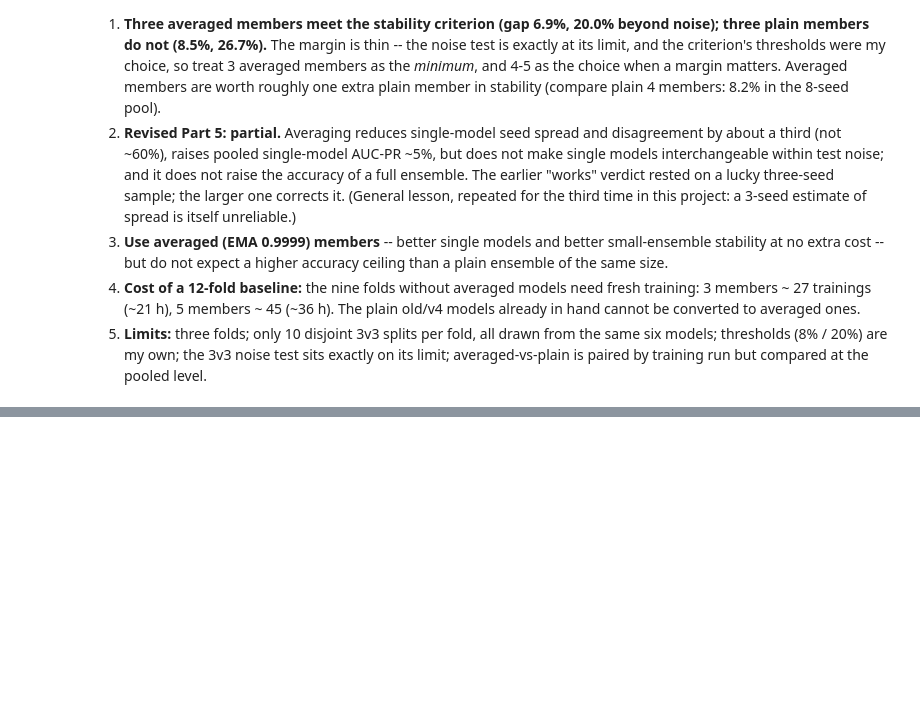
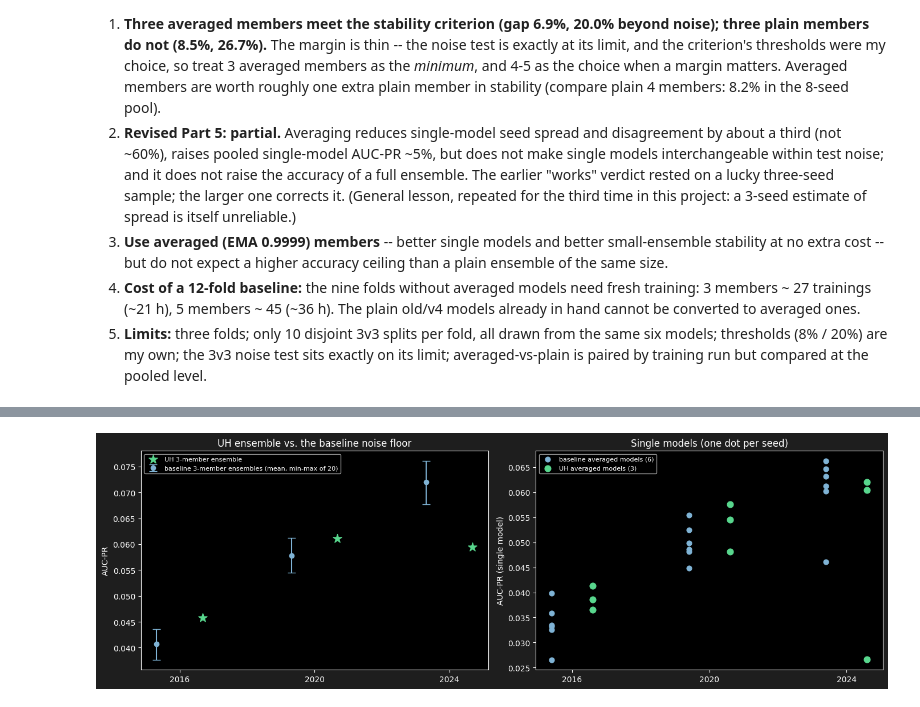
Before and after one commit to evanshabsove/short_term_tornado_predictor, a Jupyter notebook: notebooks/sample_mix_diagnostics.ipynb, the cells around one changed output, grey strips where cells are left out. Saved outputs shown, nothing was run; the diff lists cells and outputs as text; code cells hidden in the pictures; blank space fills up the shorter version.

```diff
--- a/notebooks/sample_mix_diagnostics.ipynb
+++ b/notebooks/sample_mix_diagnostics.ipynb
@@ -1302,3 +1302,7 @@ plus the matched baseline triple (seeds 10-12) with a paired day-bootstrap inter
 2. If any effect, it is **slightly negative** (E in [-10%, 0]).
 3. The UH ensemble's **Cohen's d is higher** than the baseline ensemble's in >= 2 of 3 folds, reproducing the old pattern in which mean separation rises while AUC-PR does not.
 4. Secondary metrics (best-F1, map-level AUC-ROC, 1-cell-dilated AUC-PR) differ from the baseline by < 10% (descriptive only).
+# %%
+UHE = json.loads((REPO_ROOT / "models" / "uh_study" / "uh_eval.json").read_text())
+UHX = json.loads((REPO_ROOT / "models" / "uh_study" / "uh_pairs_exploratory.json").read_text())
+print("UH study folds:", [(r["year"], r["uh_seeds"]) for r in UHE])
@@ -1304,0 +1313,15 @@ plus the matched baseline triple (seeds 10-12) with a paired day-bootstrap inter
+# %%
+rows = []
+for r in UHE:
+    e = r["ensemble"]
+    rows.append({"year": r["year"], "UH_ens_AP": e["uh_ens_ap"], "UH_95%_day-boot": f"{e['uh_ens_ci95'][0]:.4f}-{e['uh_ens_ci95'][1]:.4f}",
+                 "baseline_triples_mean": e["base_triples_mean"], "baseline_p10-p90": f"{e['base_triples_p10']:.4f}-{e['base_triples_p90']:.4f}",
+                 "matched_baseline(10-12)": e["matched_base_ap"], "effect_vs_mean_%": 100 * e["effect_vs_triple_mean"],
+                 "z_vs_triples": (e["uh_ens_ap"] - e["base_triples_mean"]) / e["base_triples_sd"], "UH_percentile": e["uh_percentile_in_base_triples"],
+                 "paired_CI_vs_matched": f"{e['paired_diff_vs_matched_ci95'][0]:+.4f} to {e['paired_diff_vs_matched_ci95'][1]:+.4f}", "paired_excludes_0": e["paired_excludes_zero"]})
+prim = pd.DataFrame(rows)
+display(prim.round(4))
+eff = [r["ensemble"]["effect_vs_triple_mean"] for r in UHE]; pct = [r["ensemble"]["uh_percentile_in_base_triples"] for r in UHE]
+hurts = np.mean(eff) <= -0.10 and sum(p <= 10 for p in pct) >= 2; helps = np.mean(eff) >= 0.10 and sum(p >= 90 for p in pct) >= 2
+print(f"pooled mean effect E = {100*np.mean(eff):+.1f}%   per fold {[round(100*x, 1) for x in eff]}   UH percentile within baseline triples {pct}")
+print("PRE-REGISTERED RULE ->", "UH HURTS" if hurts else "UH HELPS" if helps else "NO DETECTABLE POOLED EFFECT (|E| < 10%; neither 'hurts' nor 'helps' met)")
@@ -1304,0 +1335,16 @@ plus the matched baseline triple (seeds 10-12) with a paired day-bootstrap inter
+# %%
+fig, axes = plt.subplots(1, 2, figsize=(14, 4.6))
+ax = axes[0]
+for j, r in enumerate(UHE):
+    e = r["ensemble"]
+    ax.errorbar(j - 0.17, e["base_triples_mean"], yerr=[[e["base_triples_mean"] - e["base_triples_min"]], [e["base_triples_max"] - e["base_triples_mean"]]], fmt="o", color="#7fb3d5", capsize=5, label="baseline 3-member ensembles (mean, min-max of 20)" if j == 0 else None)
+    ax.scatter(j + 0.17, e["uh_ens_ap"], color="#58d68d", s=130, marker="*", zorder=3, label="UH 3-member ensemble" if j == 0 else None)
+ax.set_xticks(range(3)); ax.set_xticklabels([r["year"] for r in UHE]); ax.set_ylabel("AUC-PR"); ax.set_title("UH ensemble vs. the baseline noise floor"); ax.legend(fontsize=8)
+ax = axes[1]
+for j, r in enumerate(UHE):
+    ax.scatter([j - 0.15] * 6, list(r["base_single_aps"].values()), color="#7fb3d5", s=40, label="baseline averaged models (6)" if j == 0 else None)
+    ax.scatter([j + 0.15] * 3, list(r["uh_single_aps"].values()), color="#58d68d", s=60, label="UH averaged models (3)" if j == 0 else None)
+ax.set_xticks(range(3)); ax.set_xticklabels([r["year"] for r in UHE]); ax.set_ylabel("AUC-PR (single model)"); ax.set_title("Single models (one dot per seed)"); ax.legend(fontsize=8)
+plt.tight_layout(); plt.show()
+# %% [output]
+[figure, added]
```
Also changed, not shown: parts of 15 cells of this notebook, 6 other files.
